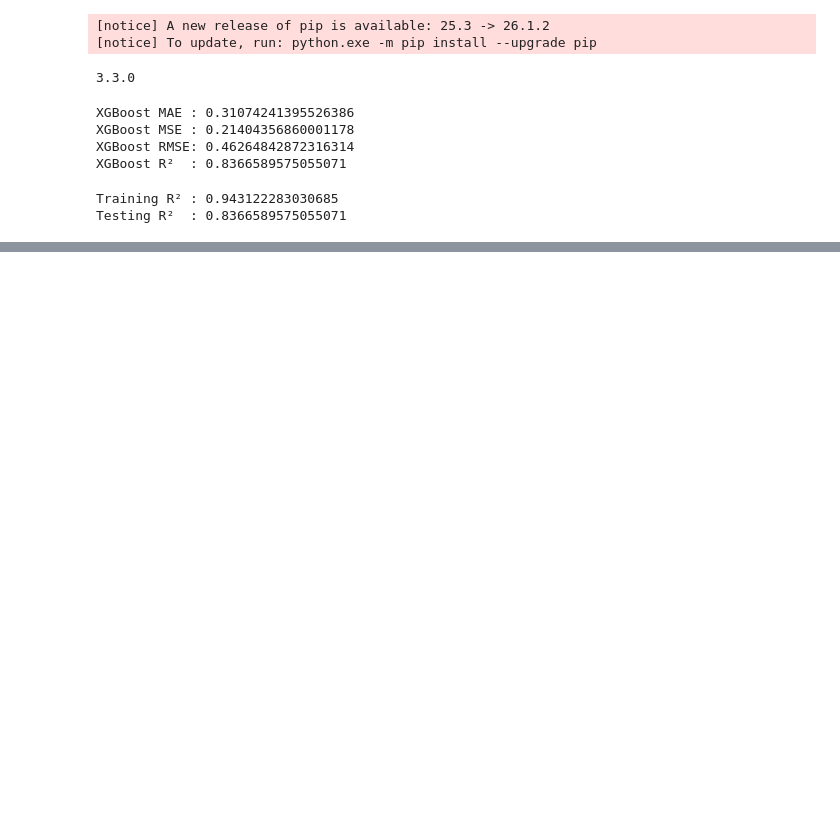
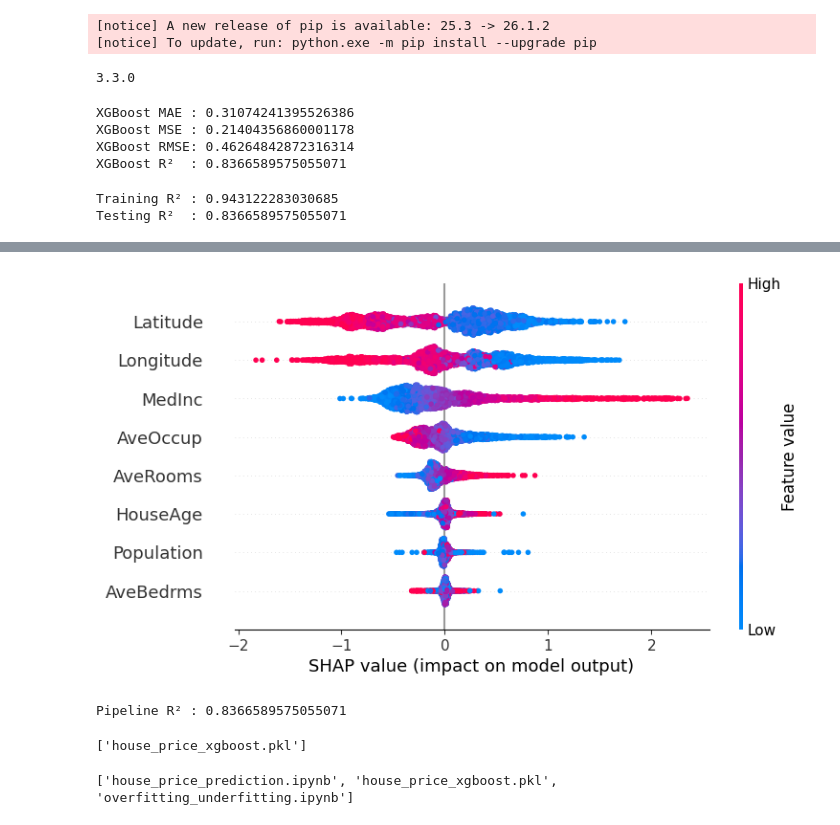
Before and after one commit to haneef333/house-price-prediction, a Jupyter notebook: notebooks/house_price_prediction.ipynb, the cells around one changed output, grey strips where cells are left out. Cells and saved outputs as stored; diff of their text form; code cells hidden in the pictures; blank space fills up the shorter version.

Commit message:
Completed end-to-end California House Price Prediction project

```diff
--- a/notebooks/house_price_prediction.ipynb
+++ b/notebooks/house_price_prediction.ipynb
@@ -620,0 +699,4 @@ Testing R²  : 0.8366589575055071
+# %%
+shap.plots.beeswarm(shap_values)
+# %% [output]
+[figure, added]
@@ -620,0 +710,7 @@ Testing R²  : 0.8366589575055071
+# %%
+pipeline.fit(X_train, y_train)
+pipeline_pred = pipeline.predict(X_test)
+
+print("Pipeline R² :", r2_score(y_test, pipeline_pred))
+# %% [output]
+Pipeline R² : 0.8366589575055071
@@ -620,0 +719,10 @@ Testing R²  : 0.8366589575055071
+# %%
+joblib.dump(xgb, "house_price_xgboost.pkl")
+# %% [output]
+['house_price_xgboost.pkl']
+# %%
+import os
+
+print(os.listdir())
+# %% [output]
+['house_price_prediction.ipynb', 'house_price_xgboost.pkl', 'overfitting_underfitting.ipynb']
```
Also changed, not shown: parts of 12 cells of this notebook, 6 other files.
